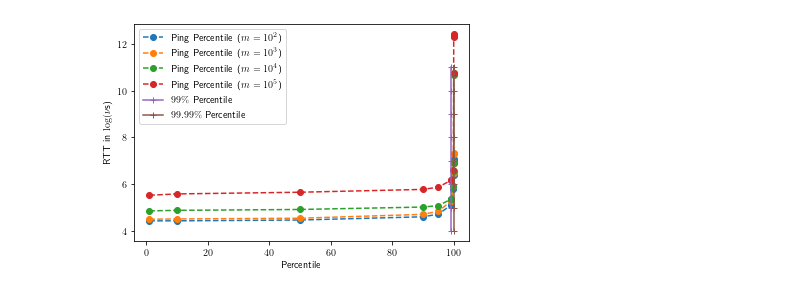
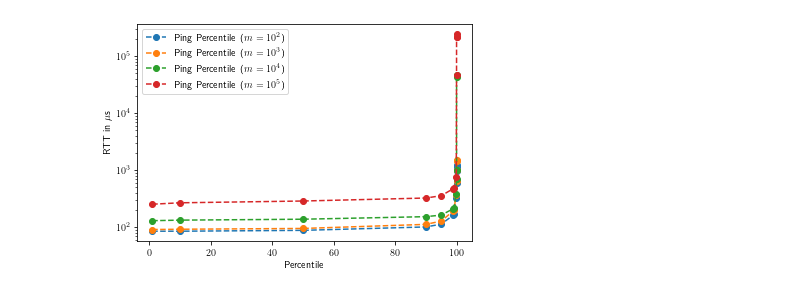
Before and after one commit to libdist-rs/libchatter-rs, a Jupyter notebook: scripts/ping/plot-ping.ipynb, the cells around one changed output. Saved outputs shown, nothing was run; the diff lists cells and outputs as text; code cells hidden in the pictures.

```diff
--- a/scripts/ping/plot-ping.ipynb
+++ b/scripts/ping/plot-ping.ipynb
@@ -17,24 +17,26 @@ with open("../aws/ping/ping.csv") as f:
         if msg not in data:
             data[msg] = {}
             data[msg]["x"] = [percen]
-            data[msg]["y"] = [math.log(ping)]
+            data[msg]["y"] = [ping]
         else:
             data[msg]["x"].append(percen)
-            data[msg]["y"].append(math.log(ping))
+            data[msg]["y"].append(ping)
 # %%
 plt.rc('text',usetex=True)
 
 for i in data.keys():
     x = data[i]["x"]
     y = data[i]["y"]
     plt.plot(x,y, label=f"Ping Percentile ($m=10^{int(math.log10(i))}$)", linestyle='--', marker='o')
-plt.plot([99]*8, [i for i in range(4,12)], marker='+',label="$99\%$ Percentile")
-plt.plot([99.99]*8, [i for i in range(4,12)], marker='+',label="$99.99\%$ Percentile")
+# plt.plot([99]*5, [10**i for i in range(1,6)], marker='+',label="$99\%$ Percentile")
+# plt.plot([99.99]*5, [10**i for i in range(1,6)], marker='+',label="$99.99\%$ Percentile")
 plt.legend()
+# plt.xscale("log")
+plt.yscale("log")
 plt.xlabel("Percentile")
-plt.ylabel("RTT in $\log(\\nu$s)")
+plt.ylabel("RTT in $\\mu$s")
 # plt.show()
 # plt.xticks(log_points)
 plt.savefig("Ping-AWS.pdf")
 # %% [output]
-[figure, old version]
+[figure, new version]
```
Also changed, not shown: parts of 1 cell of this notebook, 53 other files.
